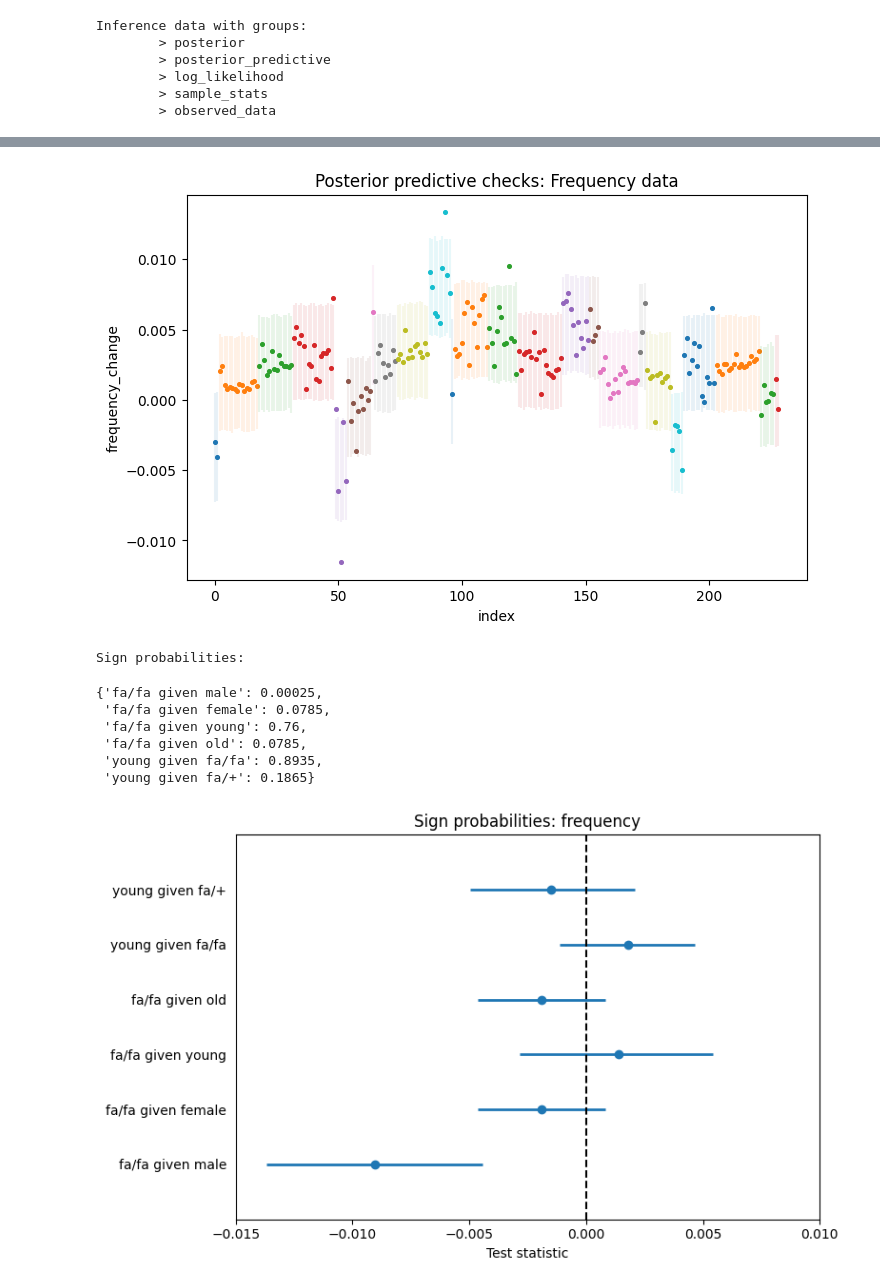
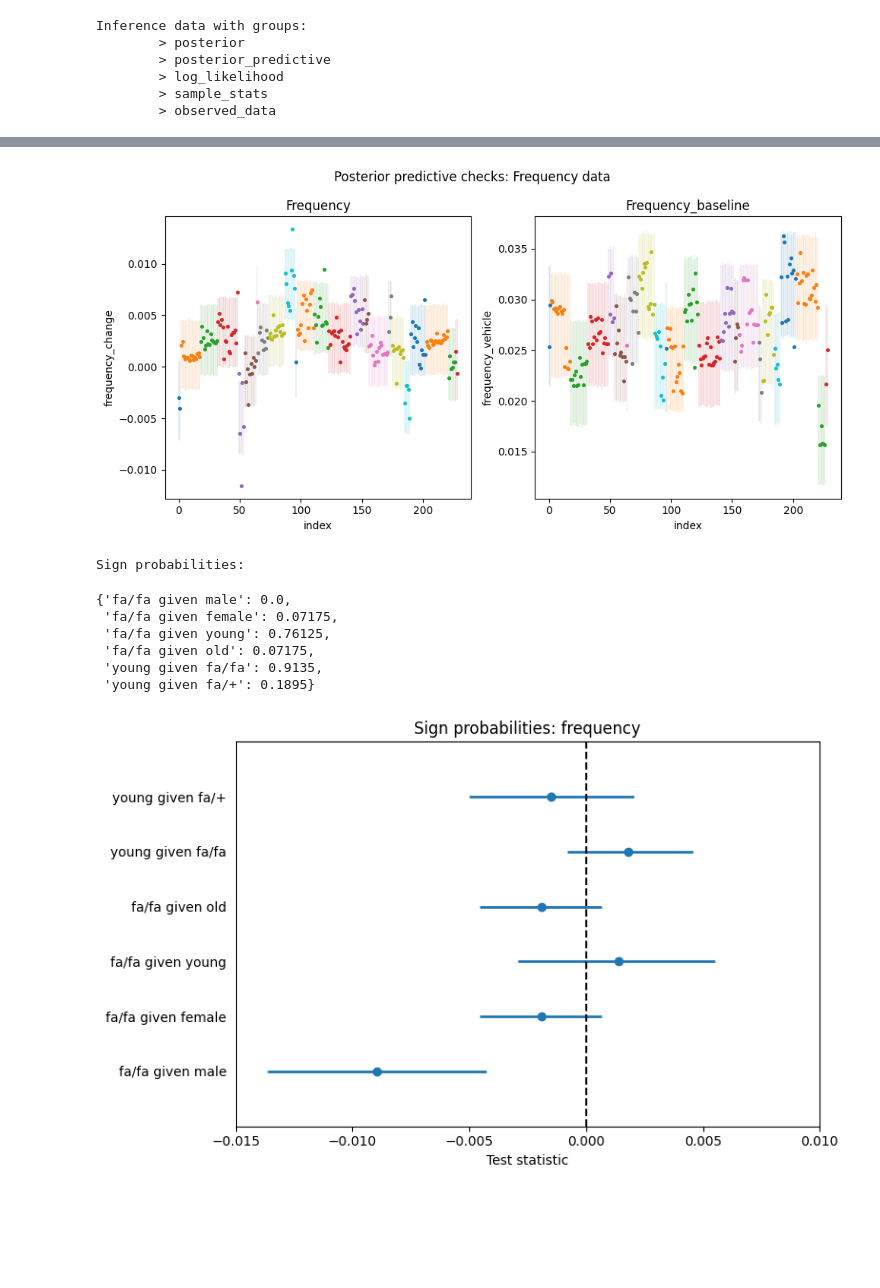
Before and after one commit to teddygroves/kidney, a Jupyter notebook: notebooks/analyse fits.ipynb, the cells around one changed output, grey strips where cells are left out. Cells and saved outputs as stored; diff of their text form; code cells hidden in the pictures; blank space fills up the shorter version.

```diff
--- a/notebooks/analyse fits.ipynb
+++ b/notebooks/analyse fits.ipynb
@@ -37,8 +36,11 @@ shape: (9, 15)
 | "75%" | 589.0 | null | null | null | null | 18.0 | null | 68.218925 | 6.059395 | ... |
 | "max" | 825.0 | "20241030b" | "fa/fa" | "Young" | "M" | 33.0 | "Vehicle" | 102.490929 | 20.555809 | ... |
 # %%
-idata_bfi_empa = az.from_netcdf(RESULTS_DIR / "idata_bfi_empa_log.nc")
-idata_bfi_vehicle = az.from_netcdf(RESULTS_DIR / "idata_bfi_vehicle_log.nc")
+idata_bfi_empa = az.from_netcdf(RESULTS_DIR / "idata_bfi_empa.nc")
+idata_bfi_vehicle = az.from_netcdf(RESULTS_DIR / "idata_bfi_vehicle.nc")
+idata_bfi_baseline = az.from_netcdf(RESULTS_DIR / "idata_bfi_baseline.nc")
+idata_bfi_baseline_extra_interaction = az.from_netcdf(RESULTS_DIR / "idata_bfi_baseline_extra_interaction.nc")
+
 idata_bfi_empa
 # %% [output]
 Inference data with groups:
@@ -87,0 +148,16 @@ f.savefig(PLOT_DIR / "ppc_bfi.png", bbox_inches="tight", dpi=200)
+# %%
+f, axes = plt.subplots(1, 2, figsize=[10, 5], sharey=False)
+for ax, idata, name, msts, ycol, in zip(
+    axes,
+    (idata_bfi_baseline, idata_bfi_baseline_extra_interaction),
+    ("baseline", "baseline_extra_interaction"),
+    (msts_bfi_vehicle, msts_bfi_vehicle),
+    ("log_bfi_baseline", "log_bfi_baseline"),
+):
+    ax = plot_ppc(ax, idata, msts, ycol=ycol, groupcol="gtyp")
+    ax.scatter()
+    ax.set_title(name.capitalize());
+    ax.get_legend().remove()
+
+f.suptitle("Posterior predictive checks: BFI data");
+f.tight_layout()
@@ -153,7 +231,8 @@ shape: (9, 17)
 | "75%" | 428.0 | null | null | null | null | 17.0 | 0.032916 | 0.029501 | ... |
 | "max" | 537.0 | "20241030b" | "fa/fa" | "Young" | "M" | 33.0 | 0.038459 | 0.036252 | ... |
 # %%
-idata_frequency = az.from_netcdf(RESULTS_DIR / "idata_frequency_lin.nc")
+idata_frequency = az.from_netcdf(RESULTS_DIR / "idata_frequency.nc")
+idata_frequency_baseline = az.from_netcdf(RESULTS_DIR / "idata_frequency_baseline.nc")
 idata_frequency
 # %% [output]
 Inference data with groups:
@@ -177,11 +270,21 @@ az.summary(idata_frequency, var_names=["~mu", "~1|rat"])
 # %%
-f, ax = plt.subplots(figsize=[8, 5])
-ax = plot_ppc(ax, idata_frequency, msts_frequency, ycol="frequency_change", groupcol="rat")
-ax.get_legend().remove()
-ax.set_title("Posterior predictive checks: Frequency data");
+f, axes = plt.subplots(1, 2, figsize=[10, 5], sharey=False)
+for ax, idata, name, msts, ycol, in zip(
+    axes,
+    (idata_frequency, idata_frequency_baseline),
+    ("frequency", "frequency_baseline"),
+    (msts_frequency, msts_frequency),
+    ("frequency_change", "frequency_vehicle"),
+):
+    ax = plot_ppc(ax, idata, msts, ycol=ycol, groupcol="rat")
+    ax.set_title(name.capitalize());
+    ax.get_legend().remove()
+
+f.suptitle("Posterior predictive checks: Frequency data");
+f.tight_layout()
 f.savefig(PLOT_DIR / "ppc_frequency.png", bbox_inches="tight", dpi=200)
 # %% [output]
-[figure, old version]
+[figure, new version]
 # %%
 t_groups_frequency = {
     "fa/fa:male": idata_frequency.posterior["gtyp"] + idata_frequency.posterior["sex"] + idata_frequency.posterior["gtyp:sex"],
@@ -205,12 +308,12 @@ print("Sign probabilities:")
 display(get_sign_probs(ts_frequency))
 # %% [output]
 Sign probabilities:
-{'fa/fa given male': 0.00025,
- 'fa/fa given female': 0.0785,
- 'fa/fa given young': 0.76,
- 'fa/fa given old': 0.0785,
- 'young given fa/fa': 0.8935,
- 'young given fa/+': 0.1865}
+{'fa/fa given male': 0.0,
+ 'fa/fa given female': 0.07175,
+ 'fa/fa given young': 0.76125,
+ 'fa/fa given old': 0.07175,
+ 'young given fa/fa': 0.9135,
+ 'young given fa/+': 0.1895}
 # %%
 f, ax = plt.subplots(figsize=(8, 5))
 ax = forestplot(ax, ts_frequency);
```
Also changed, not shown: parts of 21 cells of this notebook, 10 other files.
